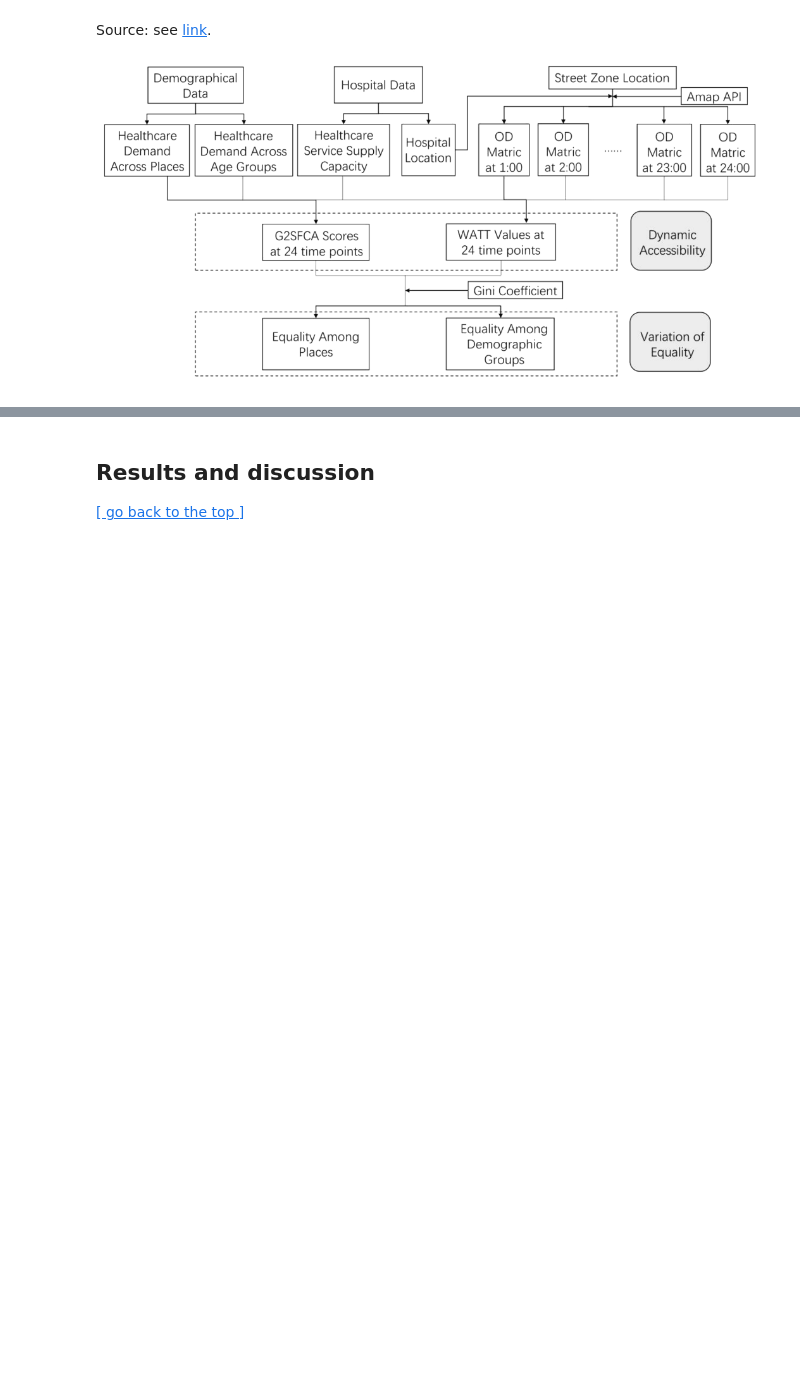
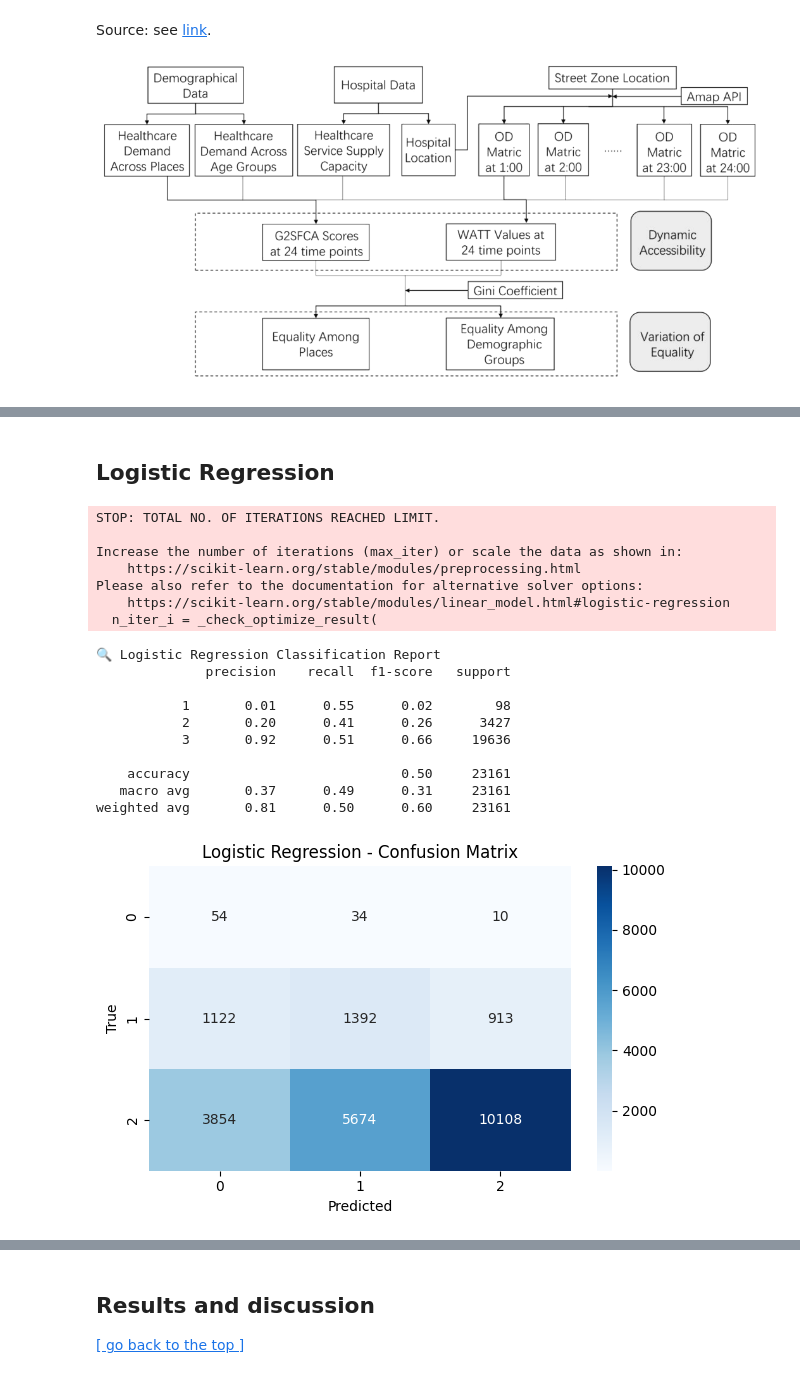
Before and after one commit to Van-Wu1/0006, a Jupyter notebook: scr/submission.ipynb, the cells around one changed output, grey strips where cells are left out. Cells and saved outputs as stored; diff of their text form; code cells hidden in the pictures; blank space fills up the shorter version.

```diff
--- a/scr/submission.ipynb
+++ b/scr/submission.ipynb
@@ -541,0 +612,63 @@ ValueError: Cannot cast object dtype to float64
+# %%
+# 构建特征与标签
+X = df.drop(columns=["accident_severity"])
+y = df["accident_severity"]
+
+# 划分数据集
+from sklearn.model_selection import train_test_split
+
+X_train, X_test, y_train, y_test = train_test_split(
+    X, y, test_size=0.2, stratify=y, random_state=42
+)
+# %%
+# 定义评估函数
+from sklearn.metrics import classification_report, confusion_matrix
+import matplotlib.pyplot as plt
+import seaborn as sns
+
+def evaluate_model(model, X_test, y_test, name="Model"):
+    y_pred = model.predict(X_test)
+    print(f"\n🔍 {name} Classification Report")
+    print(classification_report(y_test, y_pred))
+
+    cm = confusion_matrix(y_test, y_pred)
+    plt.figure(figsize=(6, 4))
+    sns.heatmap(cm, annot=True, fmt='d', cmap='Blues')
+    plt.title(f"{name} - Confusion Matrix")
+    plt.xlabel("Predicted")
+    plt.ylabel("True")
+    plt.tight_layout()
+    plt.show()
+# %% [markdown]
+## Logistic Regression
+# %%
+from sklearn.linear_model import LogisticRegression
+
+logistic_model = LogisticRegression(
+    max_iter=1000,
+    # multi_class='multinomial',
+    class_weight='balanced',
+    random_state=42
+)
+logistic_model.fit(X_train, y_train)
+
+evaluate_model(logistic_model, X_test, y_test, "Logistic Regression")
+# %% [output]
+STOP: TOTAL NO. OF ITERATIONS REACHED LIMIT.
+
+Increase the number of iterations (max_iter) or scale the data as shown in:
+    https://scikit-learn.org/stable/modules/preprocessing.html
+Please also refer to the documentation for alternative solver options:
+    https://scikit-learn.org/stable/modules/linear_model.html#logistic-regression
+  n_iter_i = _check_optimize_result(
+🔍 Logistic Regression Classification Report
+              precision    recall  f1-score   support
+
+           1       0.01      0.55      0.02        98
+           2       0.20      0.41      0.26      3427
+           3       0.92      0.51      0.66     19636
+
+    accuracy                           0.50     23161
+   macro avg       0.37      0.49      0.31     23161
+weighted avg       0.81      0.50      0.60     23161
+[figure, added]
```
Also changed, not shown: parts of 24 cells of this notebook.
